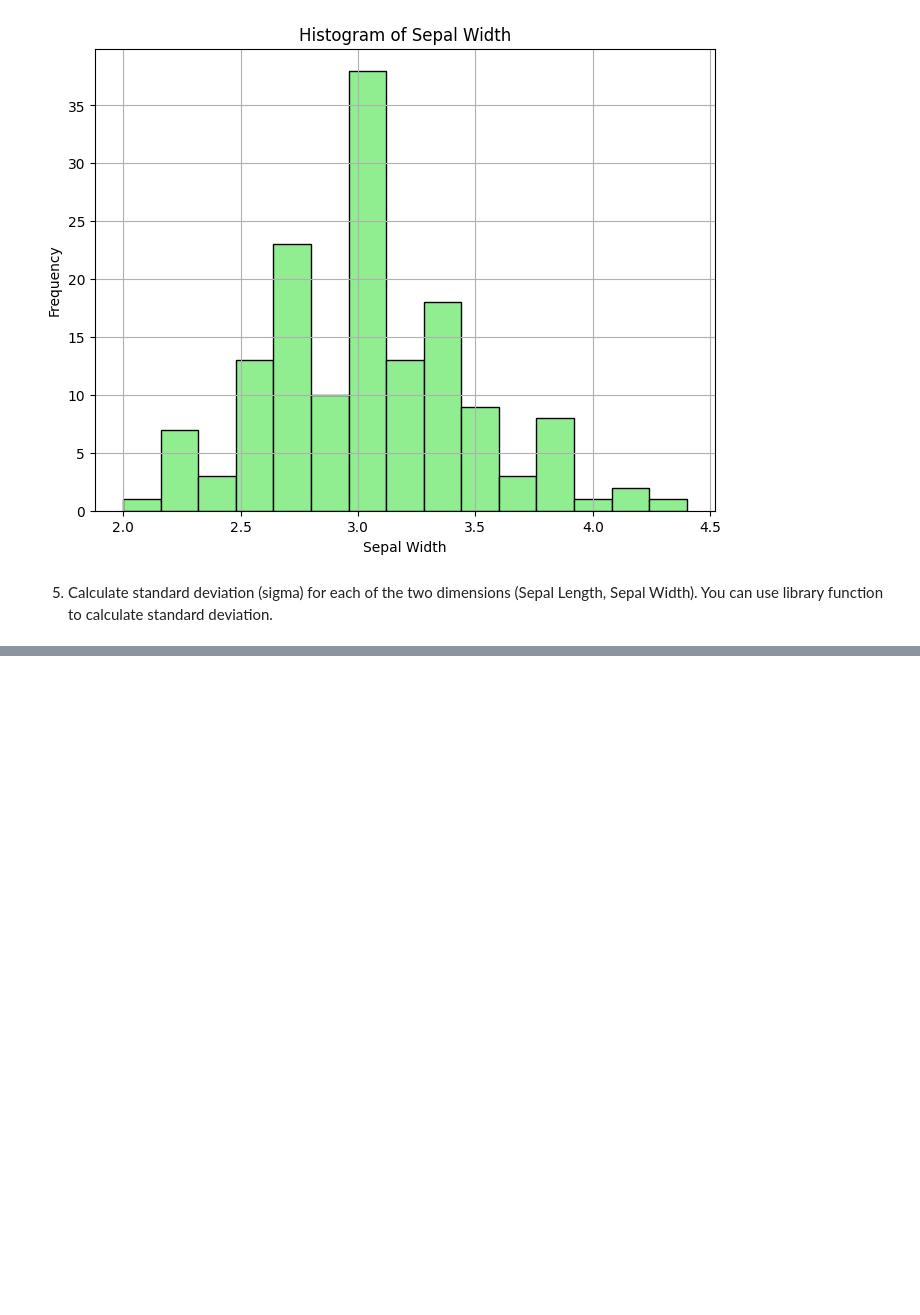
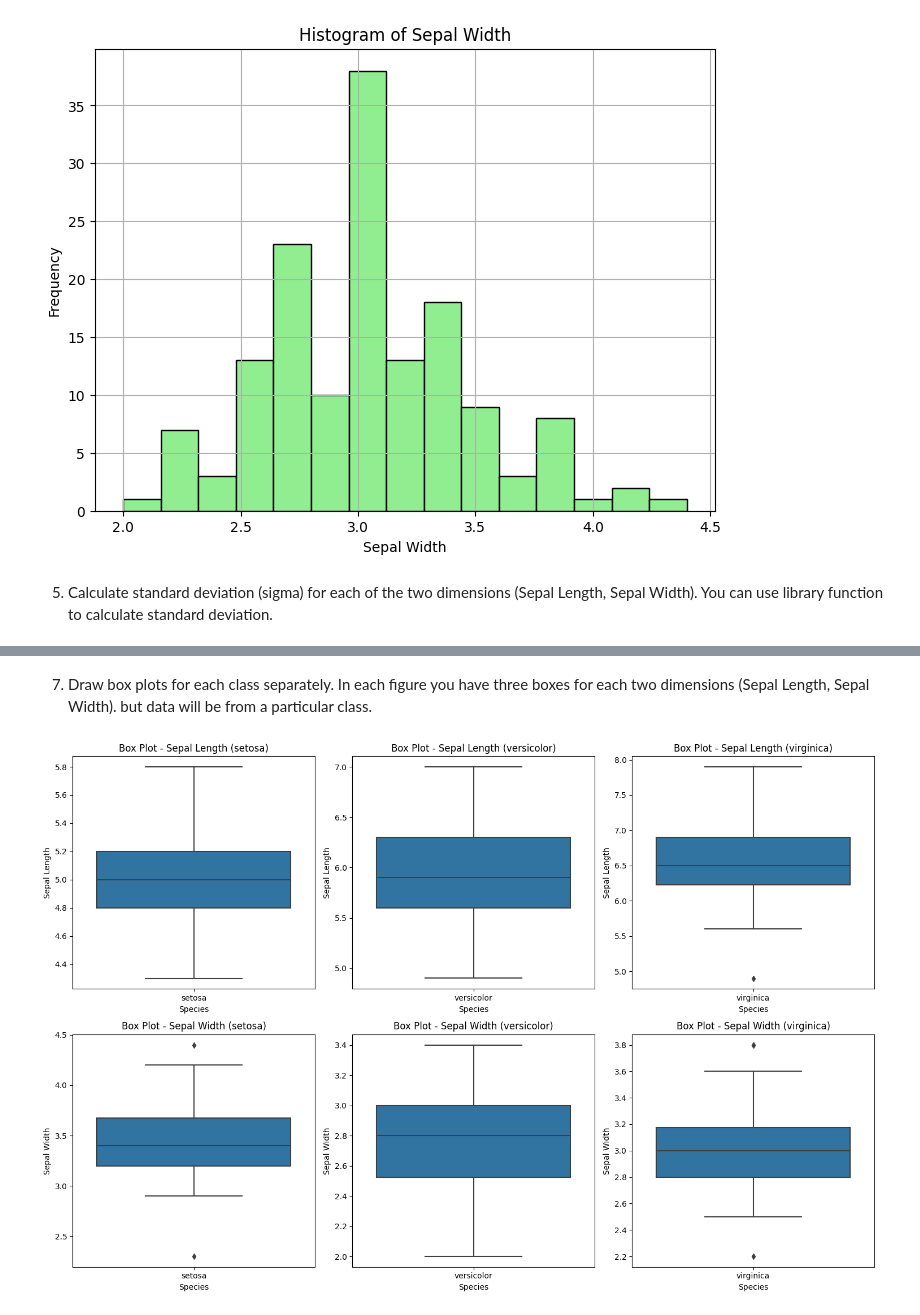
Before and after one commit to selim-ahmed/Dataset-Analysis-with-Iris-Dataset, a Jupyter notebook: Iris_Dataset_Analysis_Selim_Ahmed(2321668).ipynb, the cells around one changed output, grey strips where cells are left out. Cells and saved outputs as stored; diff of their text form; code cells hidden in the pictures; blank space fills up the shorter version.

```diff
--- a/Iris_Dataset_Analysis_Selim_Ahmed(2321668).ipynb
+++ b/Iris_Dataset_Analysis_Selim_Ahmed(2321668).ipynb
@@ -192,0 +231,35 @@ plt.show()
+# %% [markdown]
+7. Draw box plots for each class separately. In each figure you have three boxes for each two  dimensions (Sepal Length,  Sepal Width).  but data will be from a particular class.
+# %%
+import matplotlib.pyplot as plt
+import seaborn as sns
+
+# Load the iris dataset
+iris = sns.load_dataset("iris")
+
+# Set up the figure and axes
+fig, axes = plt.subplots(2, 3, figsize=(15, 10))
+
+# Iterate over each class
+classes = iris["species"].unique()
+for i, cls in enumerate(classes):
+    # Get the data for the current class
+    class_data = iris[iris["species"] == cls]
+
+    # Box plot for Sepal Length
+    sns.boxplot(x="species", y="sepal_length", data=class_data, ax=axes[0, i])
+    axes[0, i].set_title(f"Box Plot - Sepal Length ({cls})")
+    axes[0, i].set_xlabel("Species")
+    axes[0, i].set_ylabel("Sepal Length")
+
+    # Box plot for Sepal Width
+    sns.boxplot(x="species", y="sepal_width", data=class_data, ax=axes[1, i])
+    axes[1, i].set_title(f"Box Plot - Sepal Width ({cls})")
+    axes[1, i].set_xlabel("Species")
+    axes[1, i].set_ylabel("Sepal Width")
+
+# Adjust the layout and display the plot
+plt.tight_layout()
+plt.show()
+# %% [output]
+[figure, added]
```
Also changed, not shown: parts of 7 cells of this notebook.
